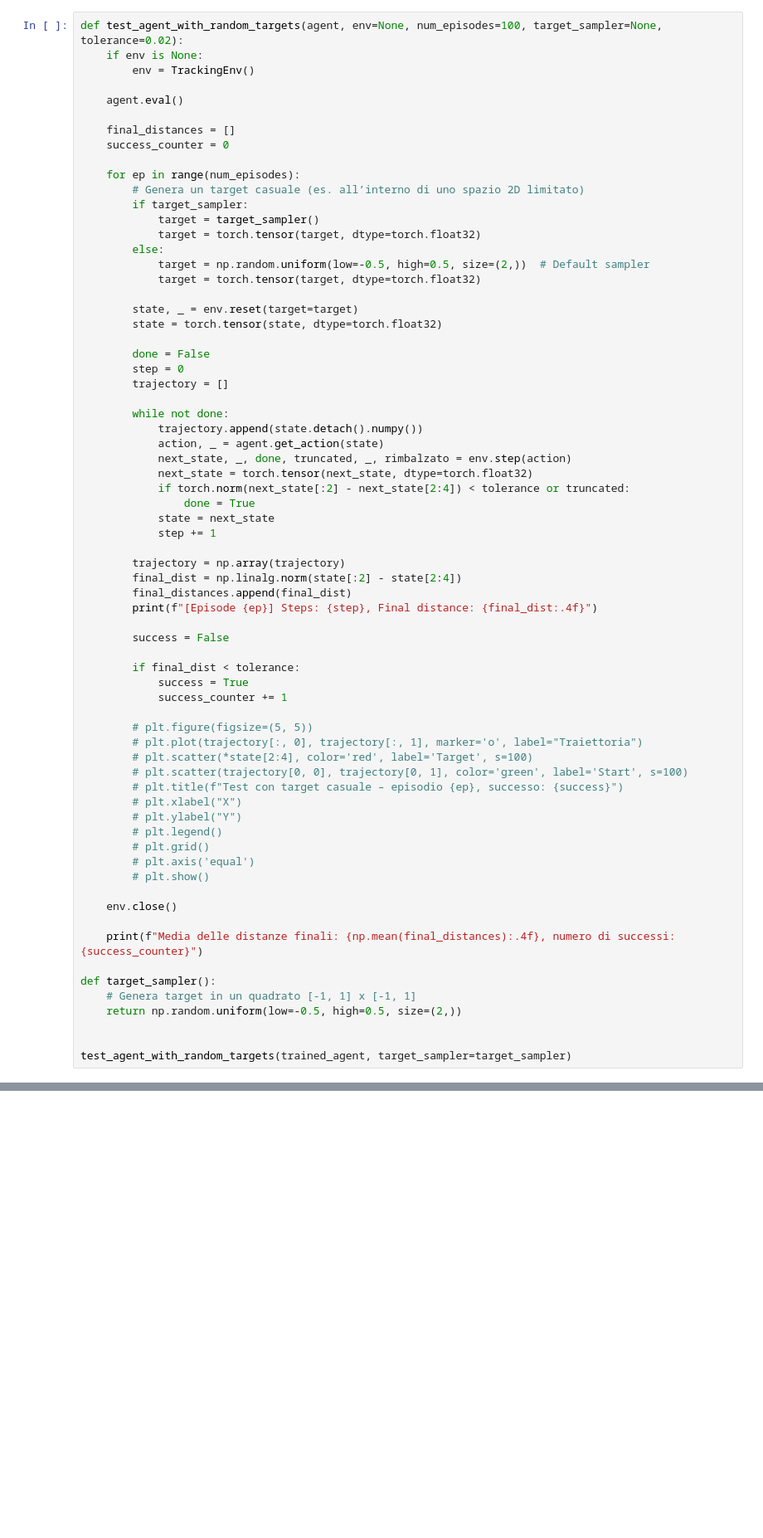
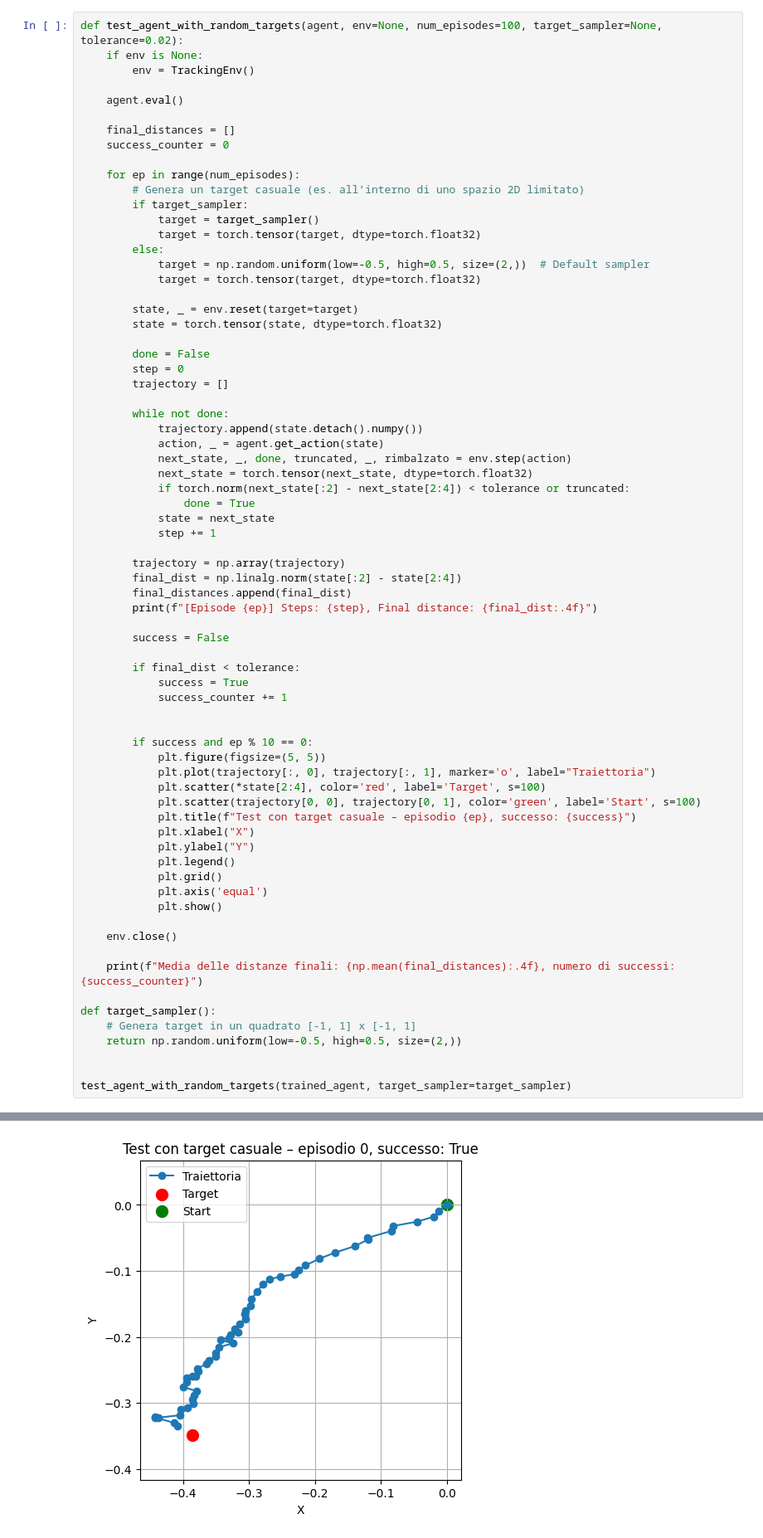
Before and after one commit to EdoardoZappia/RL_tracking, a Jupyter notebook: ppo.ipynb, the cells around one changed output, grey strips where cells are left out. Shown at 83% size. Saved outputs shown, nothing was run; the diff lists cells and outputs as text; blank space fills up the shorter version.

```diff
--- a/ppo.ipynb
+++ b/ppo.ipynb
@@ -418,17 +406,19 @@ def test_agent_with_random_targets(agent, env=None, num_episodes=100, target_sam
             success = True
             success_counter += 1
 
-        # plt.figure(figsize=(5, 5))
-        # plt.plot(trajectory[:, 0], trajectory[:, 1], marker='o', label="Traiettoria")
-        # plt.scatter(*state[2:4], color='red', label='Target', s=100)
-        # plt.scatter(trajectory[0, 0], trajectory[0, 1], color='green', label='Start', s=100)
-        # plt.title(f"Test con target casuale – episodio {ep}, successo: {success}")
-        # plt.xlabel("X")
-        # plt.ylabel("Y")
-        # plt.legend()
-        # plt.grid()
-        # plt.axis('equal')
-        # plt.show()
+
+        if success and ep % 10 == 0:
+            plt.figure(figsize=(5, 5))
+            plt.plot(trajectory[:, 0], trajectory[:, 1], marker='o', label="Traiettoria")
+            plt.scatter(*state[2:4], color='red', label='Target', s=100)
+            plt.scatter(trajectory[0, 0], trajectory[0, 1], color='green', label='Start', s=100)
+            plt.title(f"Test con target casuale – episodio {ep}, successo: {success}")
+            plt.xlabel("X")
+            plt.ylabel("Y")
+            plt.legend()
+            plt.grid()
+            plt.axis('equal')
+            plt.show()
 
     env.close()
 
@@ -460,0 +435 @@ Media delle distanze finali: 0.0162, numero di successi: 100
+[figure, added]
```
Also changed, not shown: parts of 2 cells of this notebook, 1 other file.
